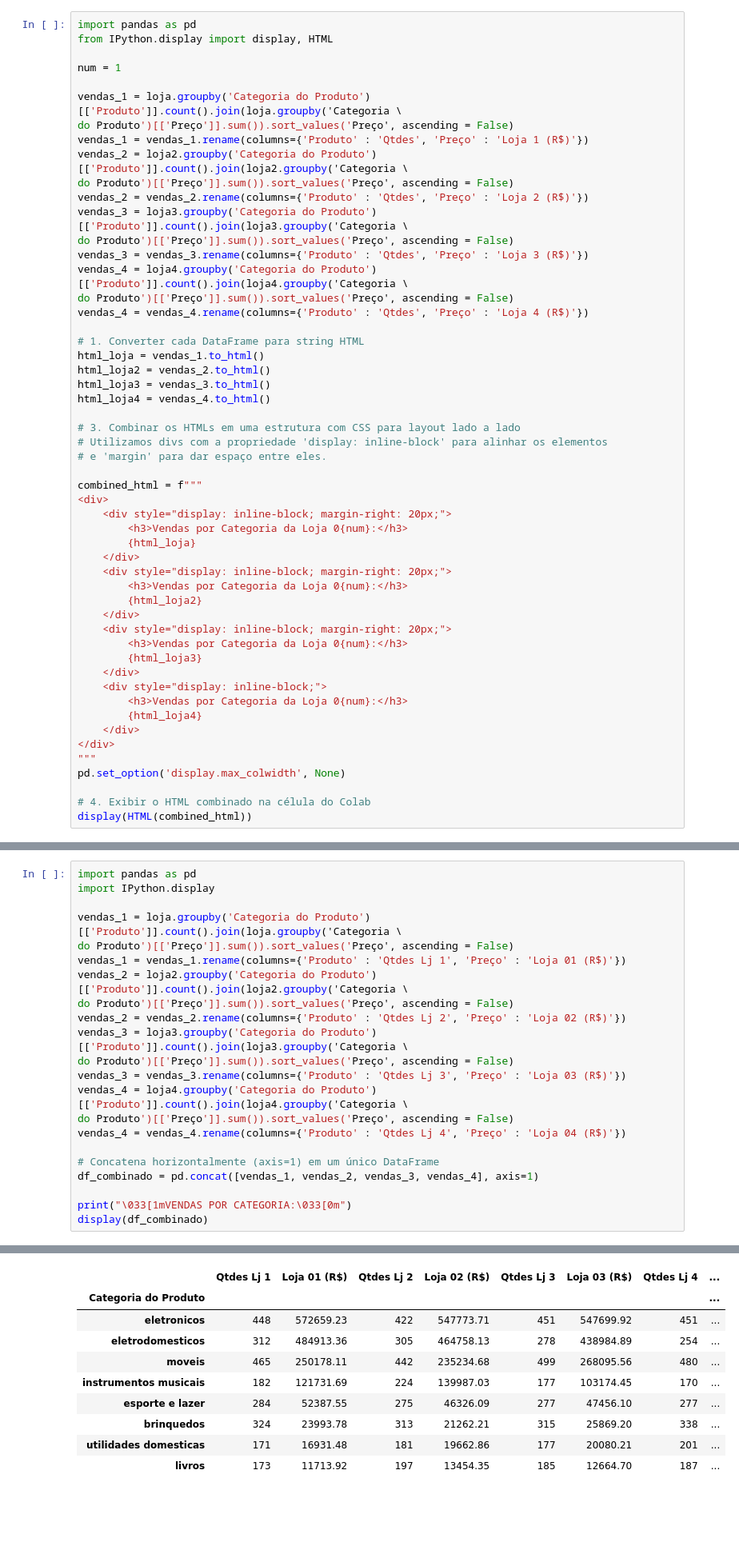
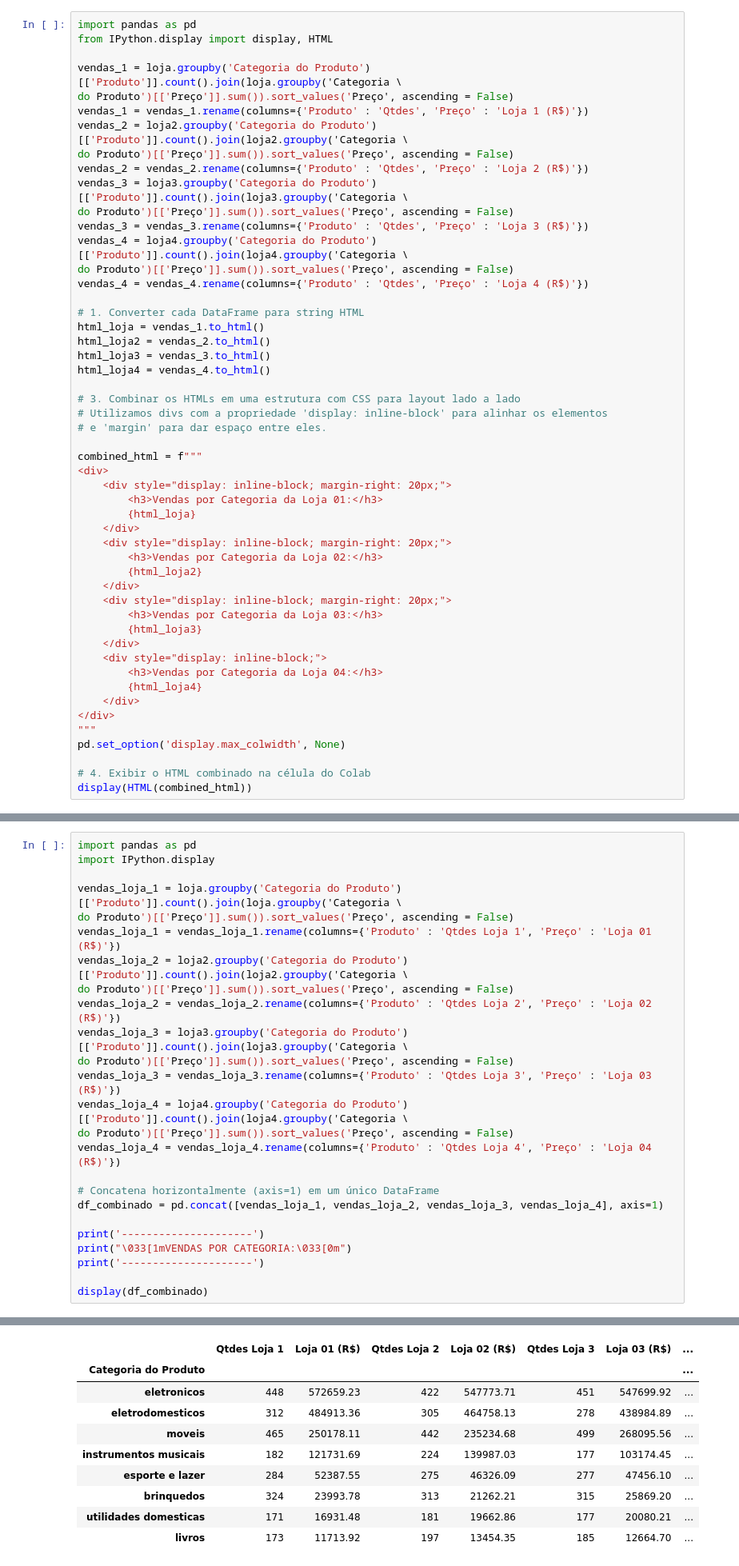
Before and after one commit to carlos-000-carlos/Challenge_1-Alura_Store-Cabral, a Jupyter notebook: AluraStoreBr.ipynb, the cells around one changed output, grey strips where cells are left out. Shown at 80% size. Saved outputs shown, nothing was run; the diff lists cells and outputs as text; blank space fills up the shorter version.

```diff
--- a/AluraStoreBr.ipynb
+++ b/AluraStoreBr.ipynb
@@ -72,8 +174,6 @@ O faturamento total das vendas na loja 04 foi de R$ 1384497.58.
 # %%
 import pandas as pd
 from IPython.display import display, HTML
-
-num = 1
 
 vendas_1 = loja.groupby('Categoria do Produto')[['Produto']].count().join(loja.groupby('Categoria \
 do Produto')[['Preço']].sum()).sort_values('Preço', ascending = False)
@@ -101,19 +201,19 @@ html_loja4 = vendas_4.to_html()
 combined_html = f"""
 <div>
     <div style="display: inline-block; margin-right: 20px;">
-        <h3>Vendas por Categoria da Loja 0{num}:</h3>
+        <h3>Vendas por Categoria da Loja 01:</h3>
         {html_loja}
     </div>
     <div style="display: inline-block; margin-right: 20px;">
-        <h3>Vendas por Categoria da Loja 0{num}:</h3>
+        <h3>Vendas por Categoria da Loja 02:</h3>
         {html_loja2}
     </div>
     <div style="display: inline-block; margin-right: 20px;">
-        <h3>Vendas por Categoria da Loja 0{num}:</h3>
+        <h3>Vendas por Categoria da Loja 03:</h3>
         {html_loja3}
     </div>
     <div style="display: inline-block;">
-        <h3>Vendas por Categoria da Loja 0{num}:</h3>
+        <h3>Vendas por Categoria da Loja 04:</h3>
         {html_loja4}
     </div>
 </div>
@@ -171,22 +271,25 @@ Vendas por Categoria da Loja 01:
 import pandas as pd
 import IPython.display
 
-vendas_1 = loja.groupby('Categoria do Produto')[['Produto']].count().join(loja.groupby('Categoria \
+vendas_loja_1 = loja.groupby('Categoria do Produto')[['Produto']].count().join(loja.groupby('Categoria \
 do Produto')[['Preço']].sum()).sort_values('Preço', ascending = False)
-vendas_1 = vendas_1.rename(columns={'Produto' : 'Qtdes Lj 1', 'Preço' : 'Loja 01 (R$)'})
-vendas_2 = loja2.groupby('Categoria do Produto')[['Produto']].count().join(loja2.groupby('Categoria \
+vendas_loja_1 = vendas_loja_1.rename(columns={'Produto' : 'Qtdes Loja 1', 'Preço' : 'Loja 01 (R$)'})
+vendas_loja_2 = loja2.groupby('Categoria do Produto')[['Produto']].count().join(loja2.groupby('Categoria \
 do Produto')[['Preço']].sum()).sort_values('Preço', ascending = False)
-vendas_2 = vendas_2.rename(columns={'Produto' : 'Qtdes Lj 2', 'Preço' : 'Loja 02 (R$)'})
-vendas_3 = loja3.groupby('Categoria do Produto')[['Produto']].count().join(loja3.groupby('Categoria \
+vendas_loja_2 = vendas_loja_2.rename(columns={'Produto' : 'Qtdes Loja 2', 'Preço' : 'Loja 02 (R$)'})
+vendas_loja_3 = loja3.groupby('Categoria do Produto')[['Produto']].count().join(loja3.groupby('Categoria \
 do Produto')[['Preço']].sum()).sort_values('Preço', ascending = False)
-vendas_3 = vendas_3.rename(columns={'Produto' : 'Qtdes Lj 3', 'Preço' : 'Loja 03 (R$)'})
-vendas_4 = loja4.groupby('Categoria do Produto')[['Produto']].count().join(loja4.groupby('Categoria \
+vendas_loja_3 = vendas_loja_3.rename(columns={'Produto' : 'Qtdes Loja 3', 'Preço' : 'Loja 03 (R$)'})
+vendas_loja_4 = loja4.groupby('Categoria do Produto')[['Produto']].count().join(loja4.groupby('Categoria \
 do Produto')[['Preço']].sum()).sort_values('Preço', ascending = False)
-vendas_4 = vendas_4.rename(columns={'Produto' : 'Qtdes Lj 4', 'Preço' : 'Loja 04 (R$)'})
+vendas_loja_4 = vendas_loja_4.rename(columns={'Produto' : 'Qtdes Loja 4', 'Preço' : 'Loja 04 (R$)'})
 
 # Concatena horizontalmente (axis=1) em um único DataFrame
-df_combinado = pd.concat([vendas_1, vendas_2, vendas_3, vendas_4], axis=1)
+df_combinado = pd.concat([vendas_loja_1, vendas_loja_2, vendas_loja_3, vendas_loja_4], axis=1)
 
+print('---------------------')
 print("\033[1mVENDAS POR CATEGORIA:\033[0m")
+print('---------------------')
+
 display(df_combinado)
 # %% [output]
@@ -194,10 +299,10 @@ VENDAS POR CATEGORIA:
-|  | Qtdes Lj 1 | Loja 01 (R$) | Qtdes Lj 2 | Loja 02 (R$) | Qtdes Lj 3 | Loja 03 (R$) | Qtdes Lj 4 | ... |
-| Categoria do Produto |  |  |  |  |  |  |  | ... |
-| eletronicos | 448 | 572659.23 | 422 | 547773.71 | 451 | 547699.92 | 451 | ... |
-| eletrodomesticos | 312 | 484913.36 | 305 | 464758.13 | 278 | 438984.89 | 254 | ... |
-| moveis | 465 | 250178.11 | 442 | 235234.68 | 499 | 268095.56 | 480 | ... |
-| instrumentos musicais | 182 | 121731.69 | 224 | 139987.03 | 177 | 103174.45 | 170 | ... |
-| esporte e lazer | 284 | 52387.55 | 275 | 46326.09 | 277 | 47456.10 | 277 | ... |
-| brinquedos | 324 | 23993.78 | 313 | 21262.21 | 315 | 25869.20 | 338 | ... |
-| utilidades domesticas | 171 | 16931.48 | 181 | 19662.86 | 177 | 20080.21 | 201 | ... |
-| livros | 173 | 11713.92 | 197 | 13454.35 | 185 | 12664.70 | 187 | ... |
+|  | Qtdes Loja 1 | Loja 01 (R$) | Qtdes Loja 2 | Loja 02 (R$) | Qtdes Loja 3 | Loja 03 (R$) | ... |
+| Categoria do Produto |  |  |  |  |  |  | ... |
+| eletronicos | 448 | 572659.23 | 422 | 547773.71 | 451 | 547699.92 | ... |
+| eletrodomesticos | 312 | 484913.36 | 305 | 464758.13 | 278 | 438984.89 | ... |
+| moveis | 465 | 250178.11 | 442 | 235234.68 | 499 | 268095.56 | ... |
+| instrumentos musicais | 182 | 121731.69 | 224 | 139987.03 | 177 | 103174.45 | ... |
+| esporte e lazer | 284 | 52387.55 | 275 | 46326.09 | 277 | 47456.10 | ... |
+| brinquedos | 324 | 23993.78 | 313 | 21262.21 | 315 | 25869.20 | ... |
+| utilidades domesticas | 171 | 16931.48 | 181 | 19662.86 | 177 | 20080.21 | ... |
+| livros | 173 | 11713.92 | 197 | 13454.35 | 185 | 12664.70 | ... |
```
Also changed, not shown: parts of 11 cells of this notebook.
